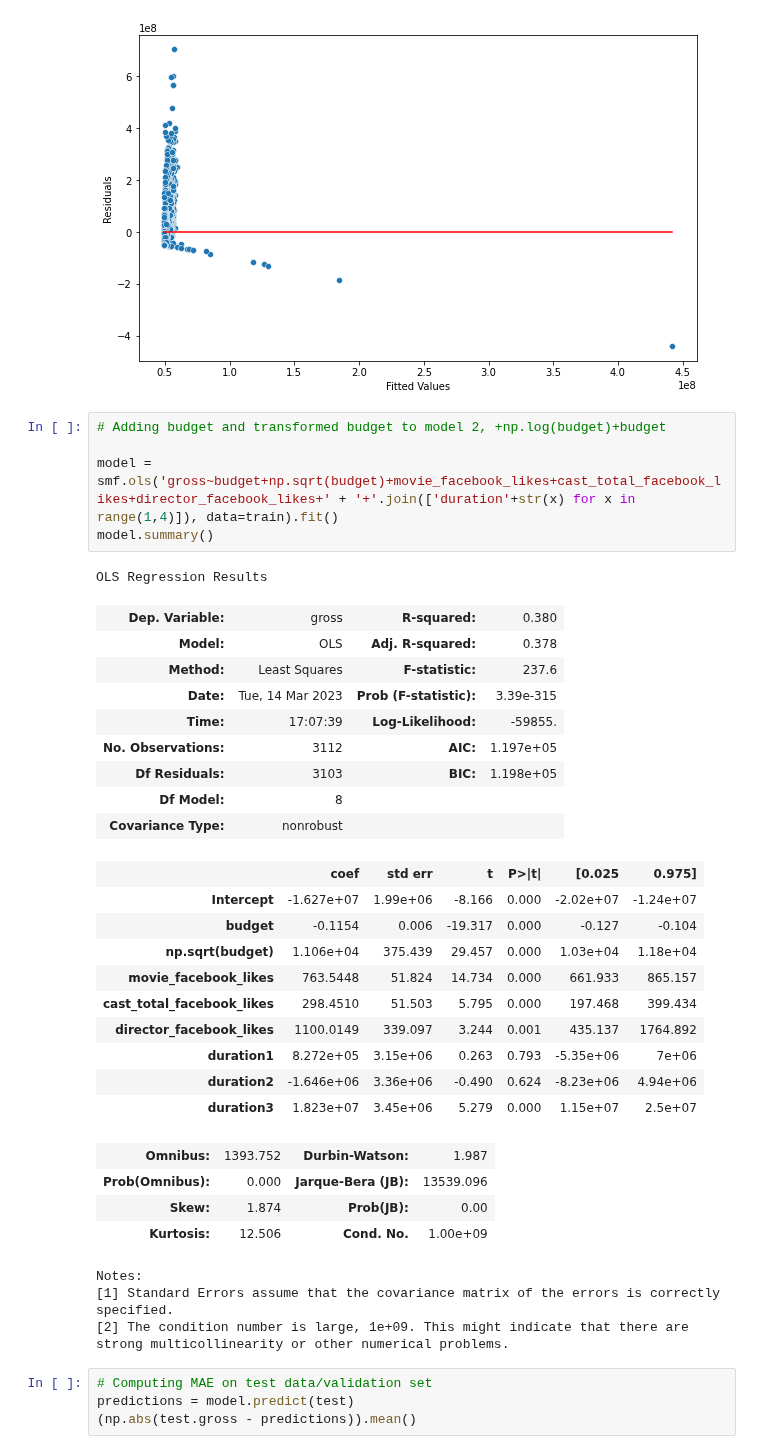
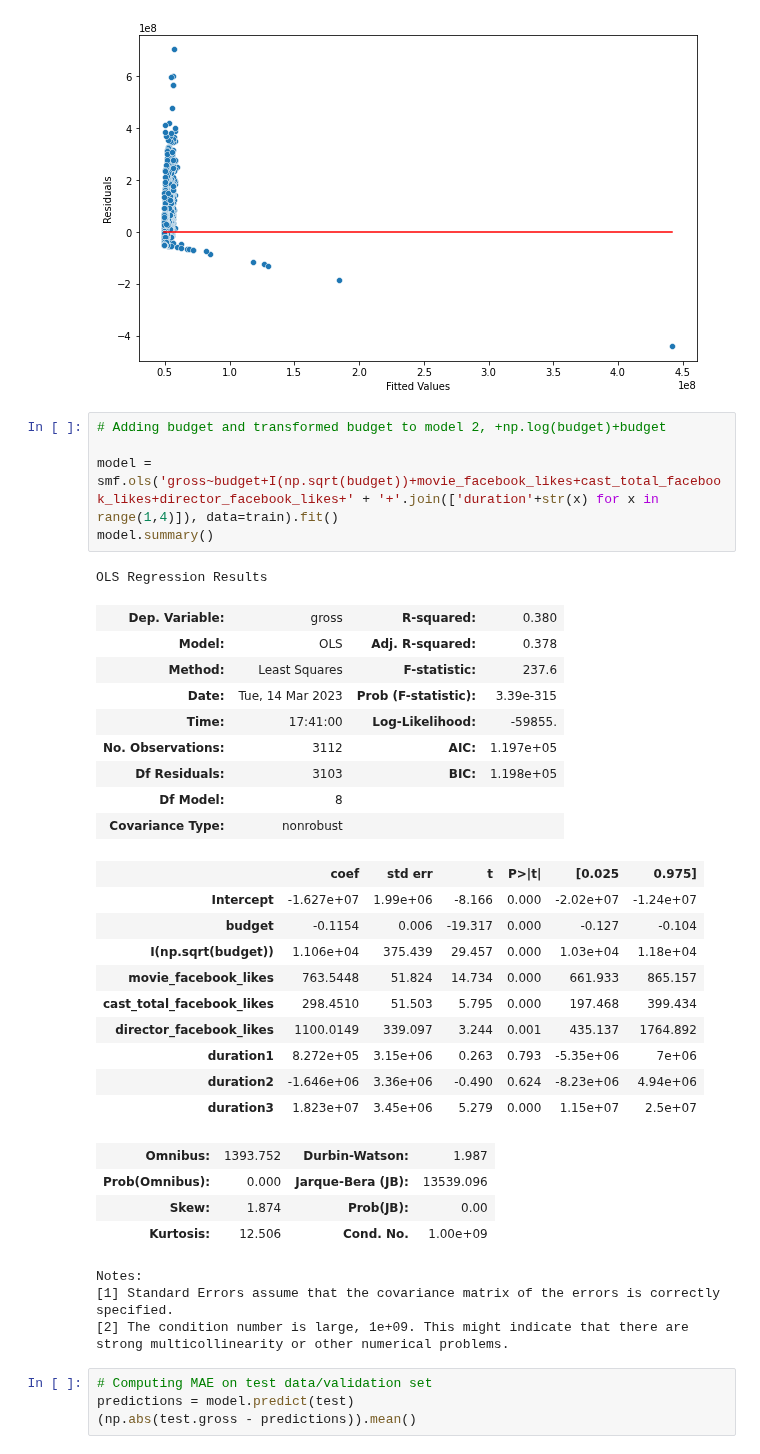
Before and after one commit to kennyeon/Too-Pullz-Project, a Jupyter notebook: Project Code Template.ipynb, the cells around one changed output. Drawn from its saved outputs; the diff is of its cells as text.

```diff
--- a/Project Code Template.ipynb
+++ b/Project Code Template.ipynb
@@ -746,15 +762,15 @@ sns.lineplot(x = [model.fittedvalues.min(),model.fittedvalues.max()],y = [0,0],c
 # %%
 # Adding budget and transformed budget to model 2, +np.log(budget)+budget
 
-model = smf.ols('gross~budget+np.sqrt(budget)+movie_facebook_likes+cast_total_facebook_likes+director_facebook_likes+' + '+'.join(['duration'+str(x) for x in range(1,4)]), data=train).fit()
+model = smf.ols('gross~budget+I(np.sqrt(budget))+movie_facebook_likes+cast_total_facebook_likes+director_facebook_likes+' + '+'.join(['duration'+str(x) for x in range(1,4)]), data=train).fit()
 model.summary()
 # %% [output]
 OLS Regression Results
 | Dep. Variable: | gross | R-squared: | 0.380 |
 | Model: | OLS | Adj. R-squared: | 0.378 |
 | Method: | Least Squares | F-statistic: | 237.6 |
 | Date: | Tue, 14 Mar 2023 | Prob (F-statistic): | 3.39e-315 |
-| Time: | 17:07:39 | Log-Likelihood: | -59855. |
+| Time: | 17:41:00 | Log-Likelihood: | -59855. |
 | No. Observations: | 3112 | AIC: | 1.197e+05 |
 | Df Residuals: | 3103 | BIC: | 1.198e+05 |
 | Df Model: | 8 |  |  |
@@ -762,7 +778,7 @@ OLS Regression Results
 |  | coef | std err | t | P>|t| | [0.025 | 0.975] |
 | Intercept | -1.627e+07 | 1.99e+06 | -8.166 | 0.000 | -2.02e+07 | -1.24e+07 |
 | budget | -0.1154 | 0.006 | -19.317 | 0.000 | -0.127 | -0.104 |
-| np.sqrt(budget) | 1.106e+04 | 375.439 | 29.457 | 0.000 | 1.03e+04 | 1.18e+04 |
+| I(np.sqrt(budget)) | 1.106e+04 | 375.439 | 29.457 | 0.000 | 1.03e+04 | 1.18e+04 |
 | movie_facebook_likes | 763.5448 | 51.824 | 14.734 | 0.000 | 661.933 | 865.157 |
 | cast_total_facebook_likes | 298.4510 | 51.503 | 5.795 | 0.000 | 197.468 | 399.434 |
 | director_facebook_likes | 1100.0149 | 339.097 | 3.244 | 0.001 | 435.137 | 1764.892 |
```
Also changed, not shown: parts of 7 cells of this notebook.
